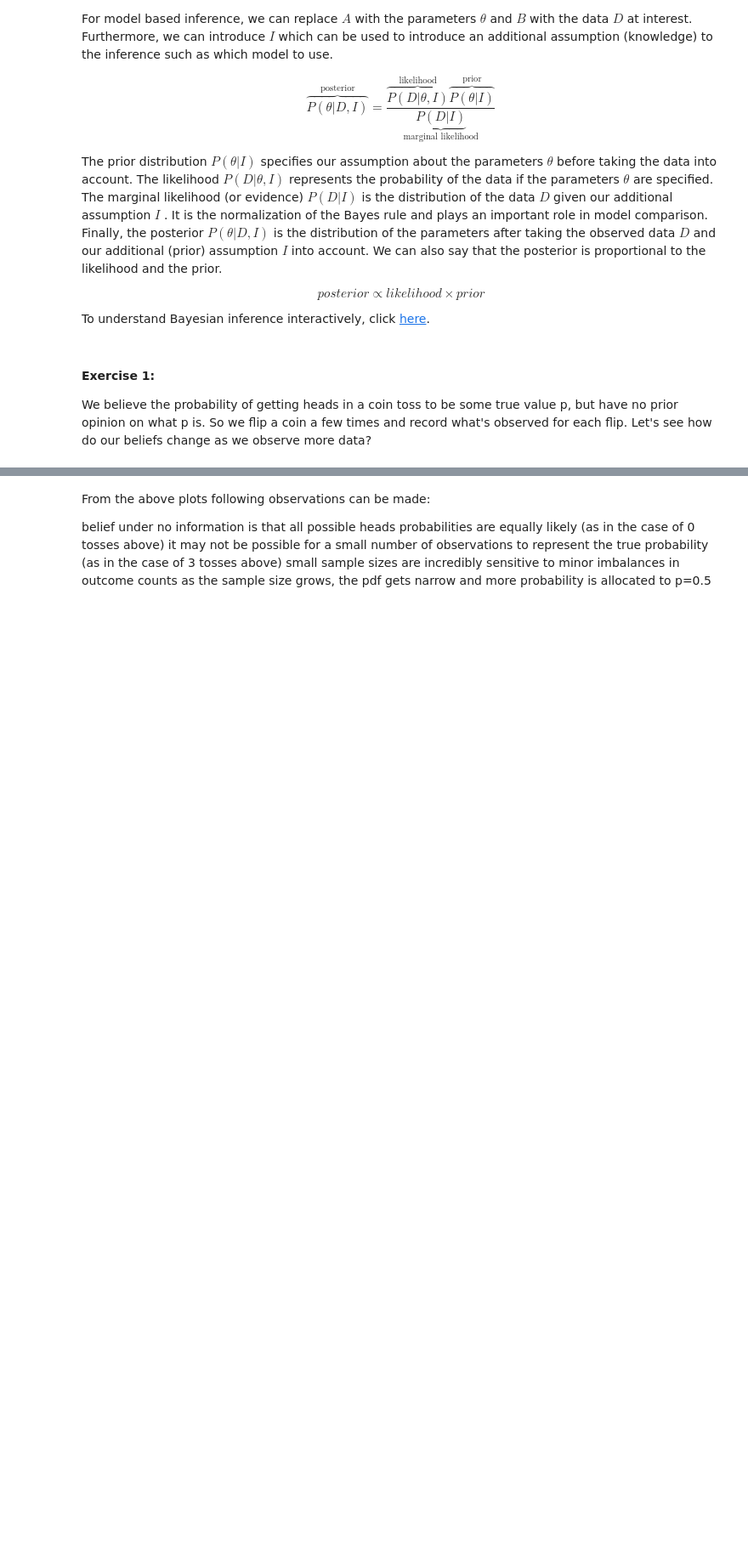
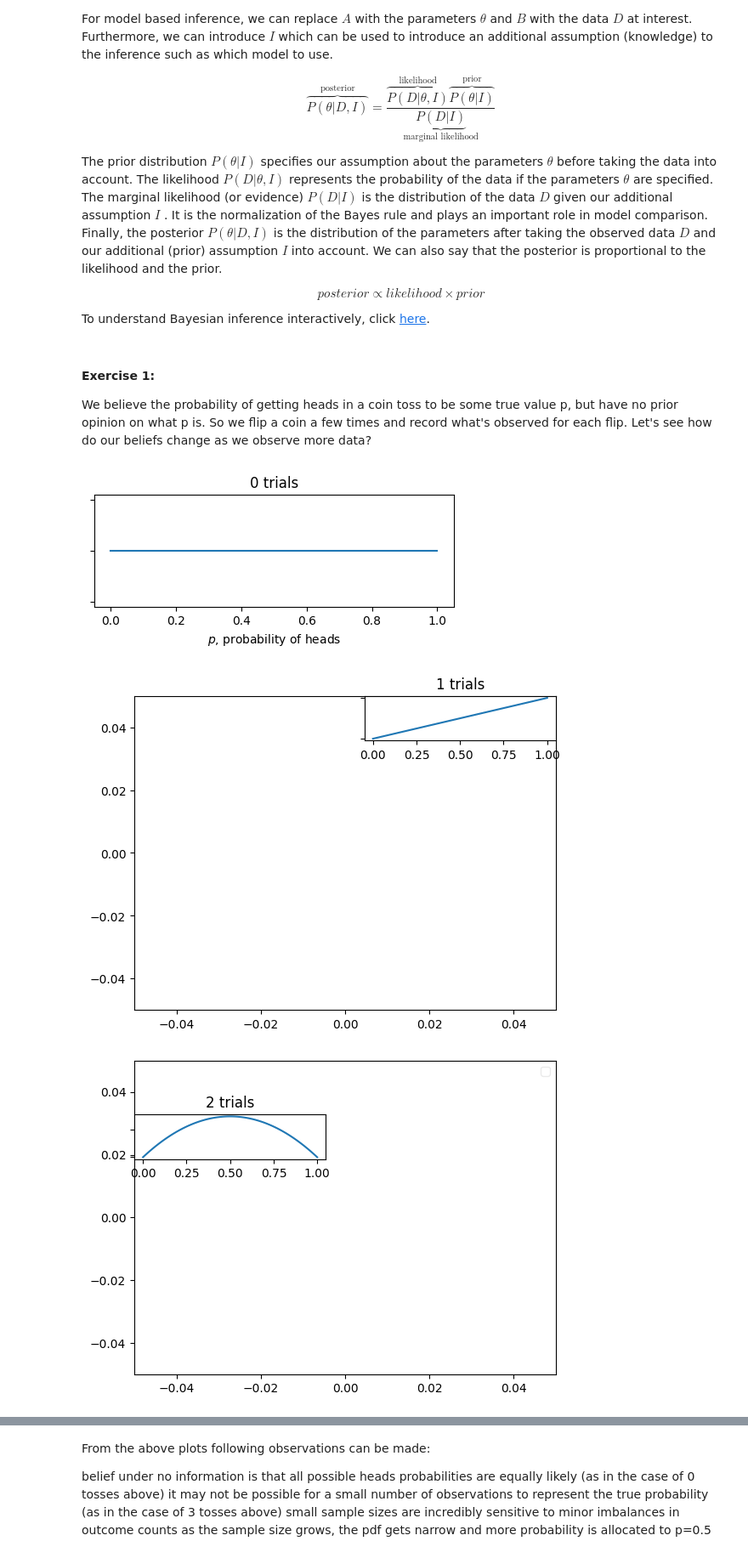
Before and after one commit to ranjithsrajan/PyLab, a Jupyter notebook: M2_AST_01_KNN_Bayes_A.ipynb, the cells around one changed output, grey strips where cells are left out. Shown: that part at 85% size. Cells and saved outputs as stored; diff of their text form; code cells hidden in the pictures; blank space fills up the shorter version.

```diff
--- a/M2_AST_01_KNN_Bayes_A.ipynb
+++ b/M2_AST_01_KNN_Bayes_A.ipynb
@@ -423,31 +469,38 @@ We believe the probability of getting heads in a coin toss to be some true value
 # %%
 plt.figure(figsize=(12, 12))
 
 n_trials = [0, 1, 2, 3, 4, 5, 8, 15, 50, 100, 200, 500]    # specify different number of trials
 # store the outcome of 500 coin tosses
-data = ? # YOUR CODE HERE
+data = np.random.binomial(n=1, p=0.5, size=500)
 # possible values for probability
-x = ?  # YOUR CODE HERE
+x = np.linspace(0, 1, 100)
 
 for k, N in enumerate(n_trials):
     sx = plt.subplot(int(len(n_trials)/2), 2, k+1)
     plt.xlabel('$p$, probability of heads') if k in [0, len(n_trials)-1] else None
     plt.setp(sx.get_yticklabels(), visible=False)
     heads = data[:N].sum()                # get number of heads from N trials
     a = 1                                 # alpha parameter for Beta distribution as prior
     b = 1                                 # beta parameter for Beta distribution as prior
     s = heads                             # number of successes observed in N trials
     f = N-heads                           # number of failures observed in N trials
     y = beta.pdf(x, a+s, b+f)             # posterior as Beta distribution with alpha= a+s, beta= b+f
     # Visualize
     # YOUR CODE HERE
+    plt.plot(x, y, label='observe %d tosses,\n %d heads' % (N, heads))
+    plt.title('%d trials' % N)
+    plt.show()
 
     leg = plt.legend()
     leg.get_frame().set_alpha(0.4)
     plt.autoscale(tight=True)
 
 plt.suptitle("Bayesian updating of posterior probabilities",
              y=1.02,
              fontsize=14)
-
 plt.tight_layout()
+plt.show()
+# %% [output]
+[figure, added]
+[figure, added]
+[figure, added]
```
Also changed, not shown: parts of 21 cells of this notebook.
